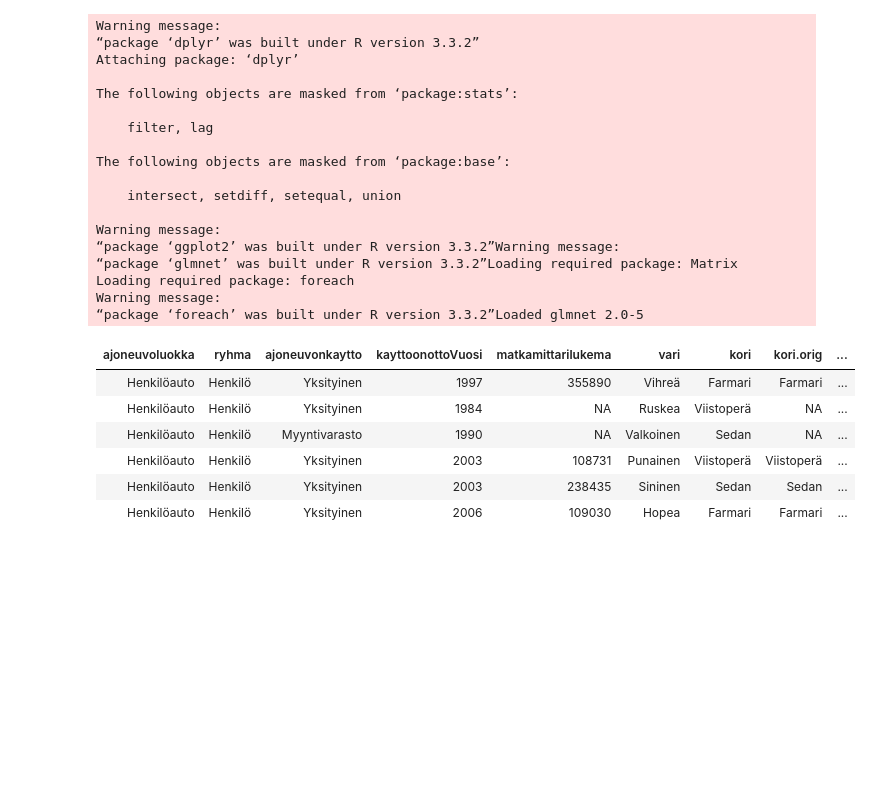
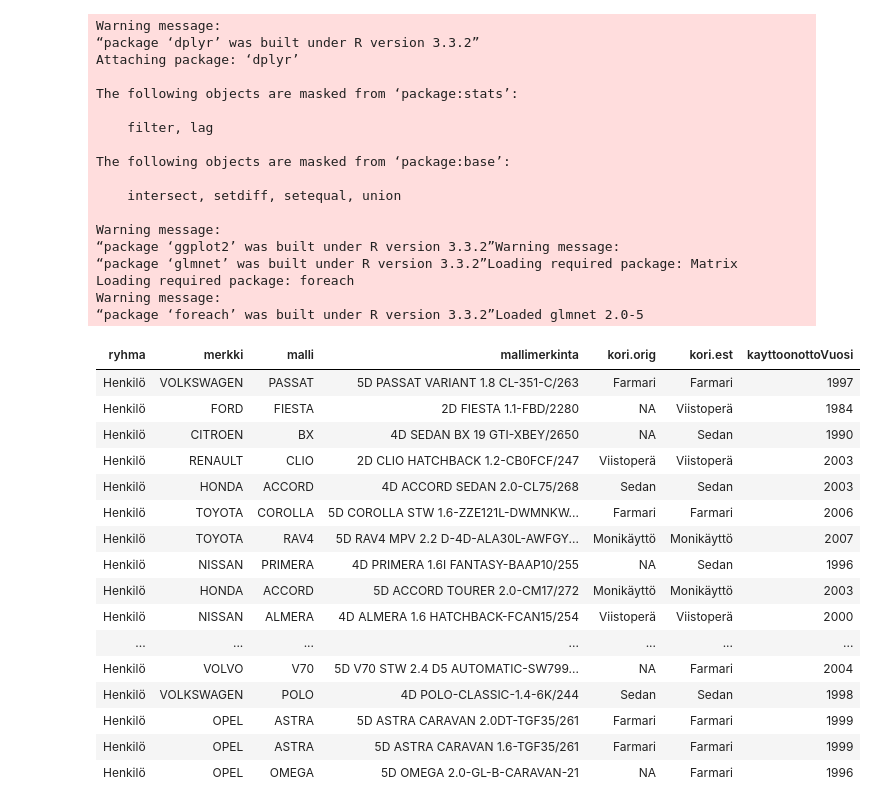
Before and after one commit to reaktor/operative-ml-training, a Jupyter notebook: docker-volume/Cross validation and classification.ipynb, the cells around one changed output. Saved outputs shown, nothing was run; the diff lists cells and outputs as text; code cells hidden in the pictures; blank space fills up the shorter version.

```diff
--- a/docker-volume/Cross validation and classification.ipynb
+++ b/docker-volume/Cross validation and classification.ipynb
@@ -25,16 +26,28 @@ Warning message:
 Loading required package: foreach
 Warning message:
 “package ‘foreach’ was built under R version 3.3.2”Loaded glmnet 2.0-5
-# %%
-head(autodata)
-# %% [output]
-| ajoneuvoluokka | ryhma | ajoneuvonkaytto | kayttoonottoVuosi | matkamittarilukema | vari | kori | kori.orig | ... |
-| Henkilöauto | Henkilö | Yksityinen | 1997 | 355890 | Vihreä | Farmari | Farmari | ... |
-| Henkilöauto | Henkilö | Yksityinen | 1984 | NA | Ruskea | Viistoperä | NA | ... |
-| Henkilöauto | Henkilö | Myyntivarasto | 1990 | NA | Valkoinen | Sedan | NA | ... |
-| Henkilöauto | Henkilö | Yksityinen | 2003 | 108731 | Punainen | Viistoperä | Viistoperä | ... |
-| Henkilöauto | Henkilö | Yksityinen | 2003 | 238435 | Sininen | Sedan | Sedan | ... |
-| Henkilöauto | Henkilö | Yksityinen | 2006 | 109030 | Hopea | Farmari | Farmari | ... |
+# %%
+# Let's see
+select(autodata,ryhma,merkki,malli,mallimerkinta,kori.orig,kayttoonottoVuosi) %>%
+head(20)
+# %% [output]
+| ryhma | merkki | malli | mallimerkinta | kori.orig | kori.est | kayttoonottoVuosi |
+| Henkilö | VOLKSWAGEN | PASSAT | 5D PASSAT VARIANT 1.8 CL-351-C/263 | Farmari | Farmari | 1997 |
+| Henkilö | FORD | FIESTA | 2D FIESTA 1.1-FBD/2280 | NA | Viistoperä | 1984 |
+| Henkilö | CITROEN | BX | 4D SEDAN BX 19 GTI-XBEY/2650 | NA | Sedan | 1990 |
+| Henkilö | RENAULT | CLIO | 2D CLIO HATCHBACK 1.2-CB0FCF/247 | Viistoperä | Viistoperä | 2003 |
+| Henkilö | HONDA | ACCORD | 4D ACCORD SEDAN 2.0-CL75/268 | Sedan | Sedan | 2003 |
+| Henkilö | TOYOTA | COROLLA | 5D COROLLA STW 1.6-ZZE121L-DWMNKW... | Farmari | Farmari | 2006 |
+| Henkilö | TOYOTA | RAV4 | 5D RAV4 MPV 2.2 D-4D-ALA30L-AWFGY... | Monikäyttö | Monikäyttö | 2007 |
+| Henkilö | NISSAN | PRIMERA | 4D PRIMERA 1.6I FANTASY-BAAP10/255 | NA | Sedan | 1996 |
+| Henkilö | HONDA | ACCORD | 5D ACCORD TOURER 2.0-CM17/272 | Monikäyttö | Monikäyttö | 2003 |
+| Henkilö | NISSAN | ALMERA | 4D ALMERA 1.6 HATCHBACK-FCAN15/254 | Viistoperä | Viistoperä | 2000 |
+| ... | ... | ... | ... | ... | ... | ... |
+| Henkilö | VOLVO | V70 | 5D V70 STW 2.4 D5 AUTOMATIC-SW799... | NA | Farmari | 2004 |
+| Henkilö | VOLKSWAGEN | POLO | 4D POLO-CLASSIC-1.4-6K/244 | Sedan | Sedan | 1998 |
+| Henkilö | OPEL | ASTRA | 5D ASTRA CARAVAN 2.0DT-TGF35/261 | Farmari | Farmari | 1999 |
+| Henkilö | OPEL | ASTRA | 5D ASTRA CARAVAN 1.6-TGF35/261 | Farmari | Farmari | 1999 |
+| Henkilö | OPEL | OMEGA | 5D OMEGA 2.0-GL-B-CARAVAN-21 | NA | Farmari | 1996 |
 # %%
 # Let's see the car type; there's plenty of missing data
 
```
Also changed, not shown: parts of 11 cells of this notebook, 1 other file.
